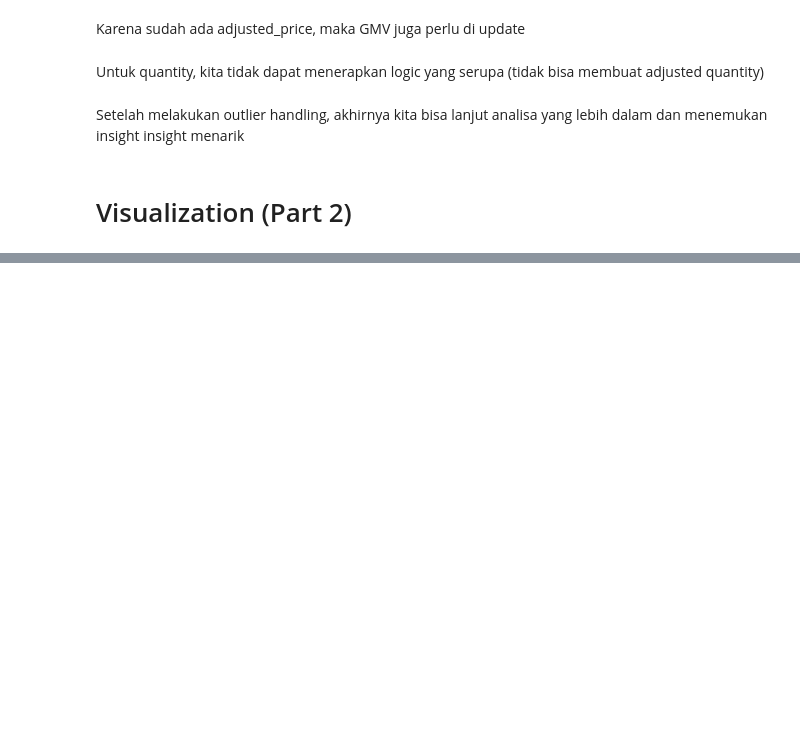
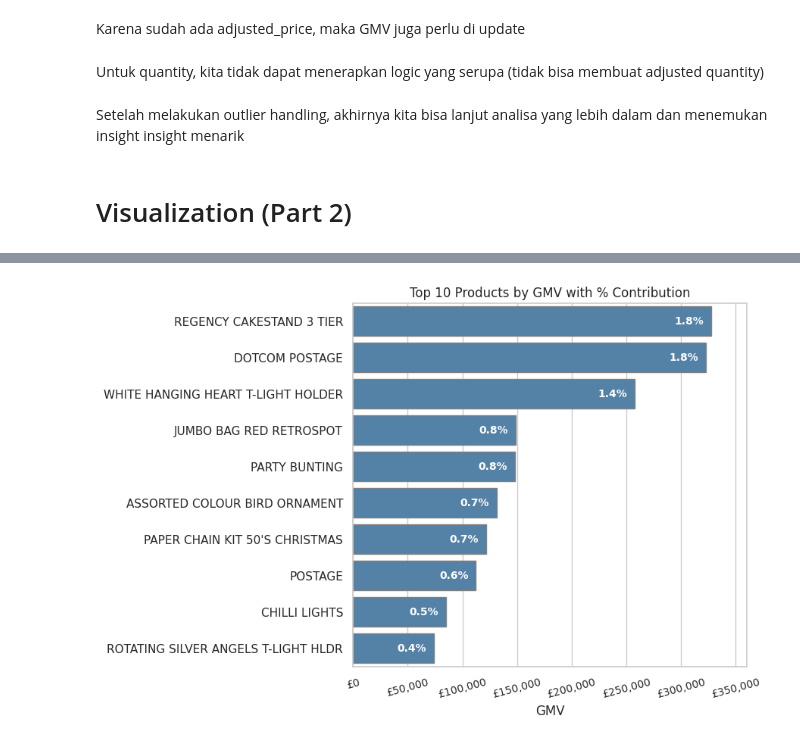
Before and after one commit to faathirchikal/kalbe-python-workshop-2025, a Jupyter notebook: 02_eda.ipynb, the cells around one changed output, grey strips where cells are left out. Saved outputs shown, nothing was run; the diff lists cells and outputs as text; code cells hidden in the pictures; blank space fills up the shorter version.

Commit message:
Adjust EDA to be more General

```diff
--- a/02_eda.ipynb
+++ b/02_eda.ipynb
@@ -363,0 +371,64 @@ Setelah melakukan outlier handling, akhirnya kita bisa lanjut analisa yang lebih
+# %%
+# Ambil sales per product menggunakan adjusted gmv
+per_product_sales = (
+    df.groupby('sku_name')
+      .agg(gmv=('adjusted_gmv', 'sum'))
+      .reset_index()
+)
+# Hitung total gmv
+total_gmv = per_product_sales['gmv'].sum()
+
+# Hitung persentase kontribusi ke total
+per_product_sales['pct'] = per_product_sales['gmv'] / total_gmv * 100
+
+# Ambil top 10
+per_product_sales = (
+    per_product_sales
+      .sort_values('gmv', ascending=False)
+      .head(10)
+      .reset_index(drop=True)
+)
+
+# Plot dalam horizontal bar chat (x = gmv, y = sku_name)
+fig, ax = plt.subplots(figsize=(8, 6))
+bars = sns.barplot(
+    data=per_product_sales,
+    x='gmv',
+    y='sku_name',
+    color='steelblue',
+    ax=ax,
+    edgecolor='gray'
+)
+
+# Axis formatting
+ax.xaxis.set_major_formatter(mtick.StrMethodFormatter('£{x:,.0f}'))
+ax.tick_params(axis='x', labelsize=10, rotation=15)
+ax.set_xlabel('GMV')
+ax.set_ylabel('')
+ax.set_title('Top 10 Products by GMV with % Contribution')
+
+# Extend x‑limit untuk label
+max_gmv = per_product_sales['gmv'].max()
+ax.set_xlim(0, max_gmv * 1.1)
+
+# Annotate persentase kontribusi ke masing masing bar chart
+for bar, pct in zip(ax.patches, per_product_sales['pct']):
+    width = bar.get_width()
+    y = bar.get_y() + bar.get_height() / 2
+    ax.text(
+        width - (max_gmv * 0.02),
+        y,
+        f"{pct:.1f}%",
+        ha='right',
+        va='center',
+        color='white',
+        fontsize=10,
+        fontweight='bold'
+    )
+
+# Adjustment margin
+fig.subplots_adjust(left=0.30, right=0.95, top=0.90, bottom=0.10)
+
+plt.show()
+# %% [output]
+[figure, added]
```
Also changed, not shown: parts of 33 cells of this notebook, 3 other files.
